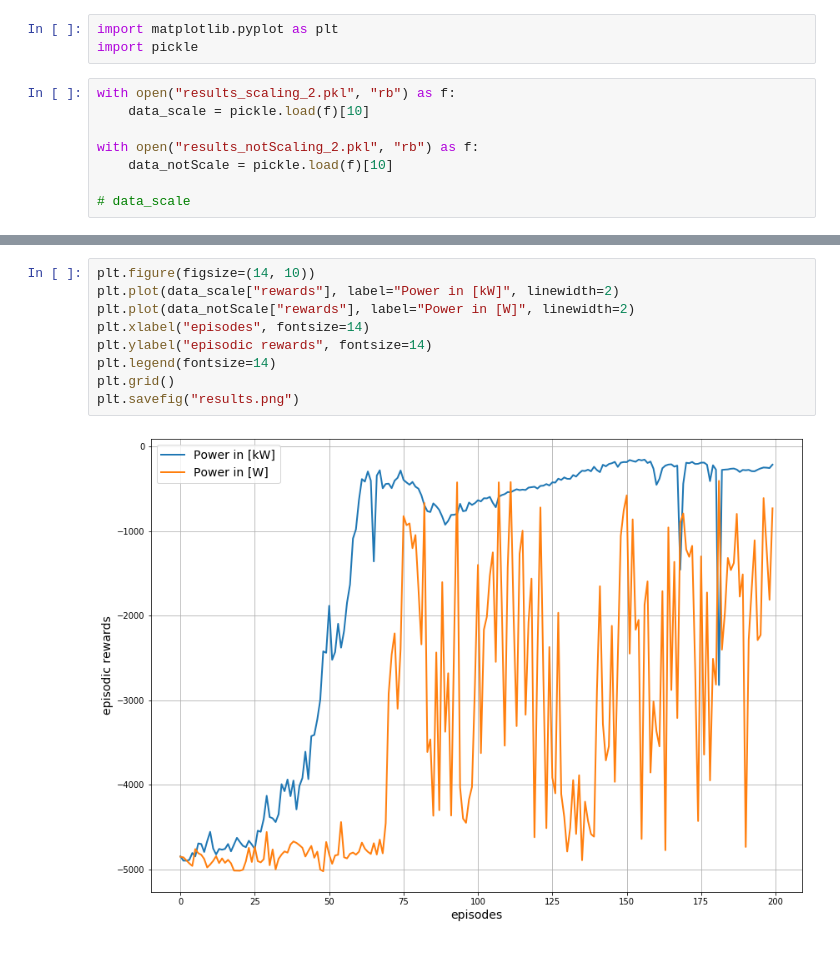
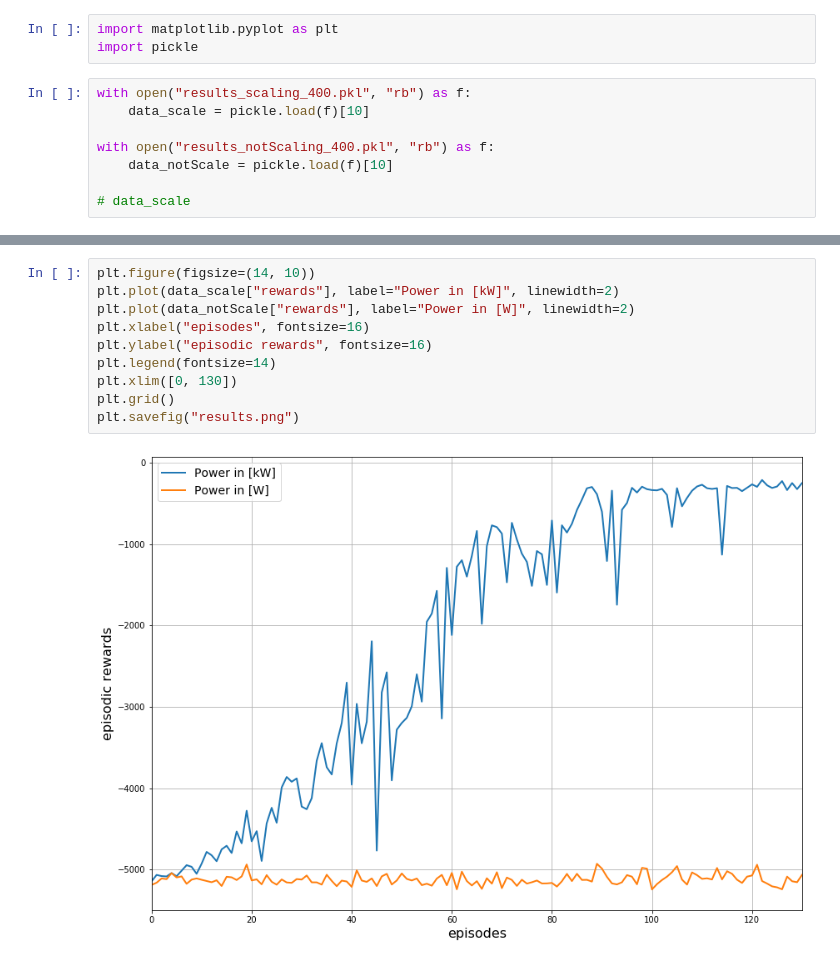
Before and after one commit to zidane89/experiment, a Jupyter notebook: DDQN2/post_process .ipynb, the cells around one changed output, grey strips where cells are left out. Saved outputs shown, nothing was run; the diff lists cells and outputs as text.

```diff
--- a/DDQN2/post_process .ipynb
+++ b/DDQN2/post_process .ipynb
@@ -2,10 +2,10 @@
 import matplotlib.pyplot as plt
 import pickle
 # %%
-with open("results_scaling_2.pkl", "rb") as f:
+with open("results_scaling_400.pkl", "rb") as f:
     data_scale = pickle.load(f)[10]
 
-with open("results_notScaling_2.pkl", "rb") as f:
+with open("results_notScaling_400.pkl", "rb") as f:
     data_notScale = pickle.load(f)[10]
 
 # data_scale
@@ -30,11 +12,12 @@ with open("results_notScaling_2.pkl", "rb") as f:
 # %%
 plt.figure(figsize=(14, 10))
 plt.plot(data_scale["rewards"], label="Power in [kW]", linewidth=2)
 plt.plot(data_notScale["rewards"], label="Power in [W]", linewidth=2)
-plt.xlabel("episodes", fontsize=14)
-plt.ylabel("episodic rewards", fontsize=14)
+plt.xlabel("episodes", fontsize=16)
+plt.ylabel("episodic rewards", fontsize=16)
 plt.legend(fontsize=14)
+plt.xlim([0, 130])
 plt.grid()
 plt.savefig("results.png")
 # %% [output]
-[figure, old version]
+[figure, new version]
```
Also changed, not shown: parts of 1 cell of this notebook, 19 other files.
